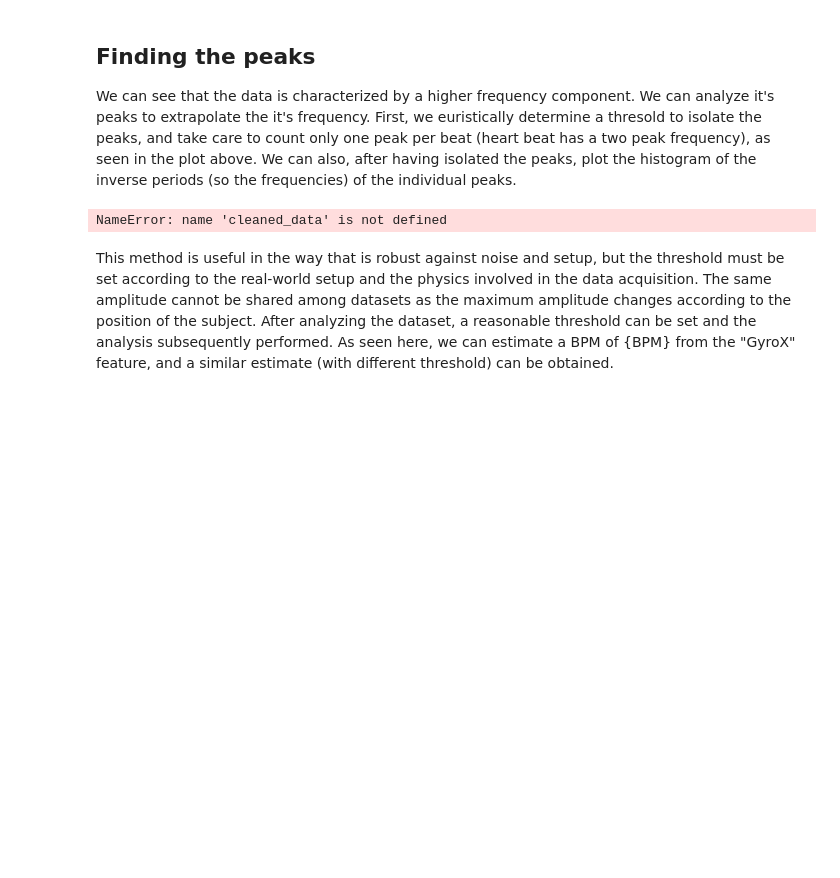
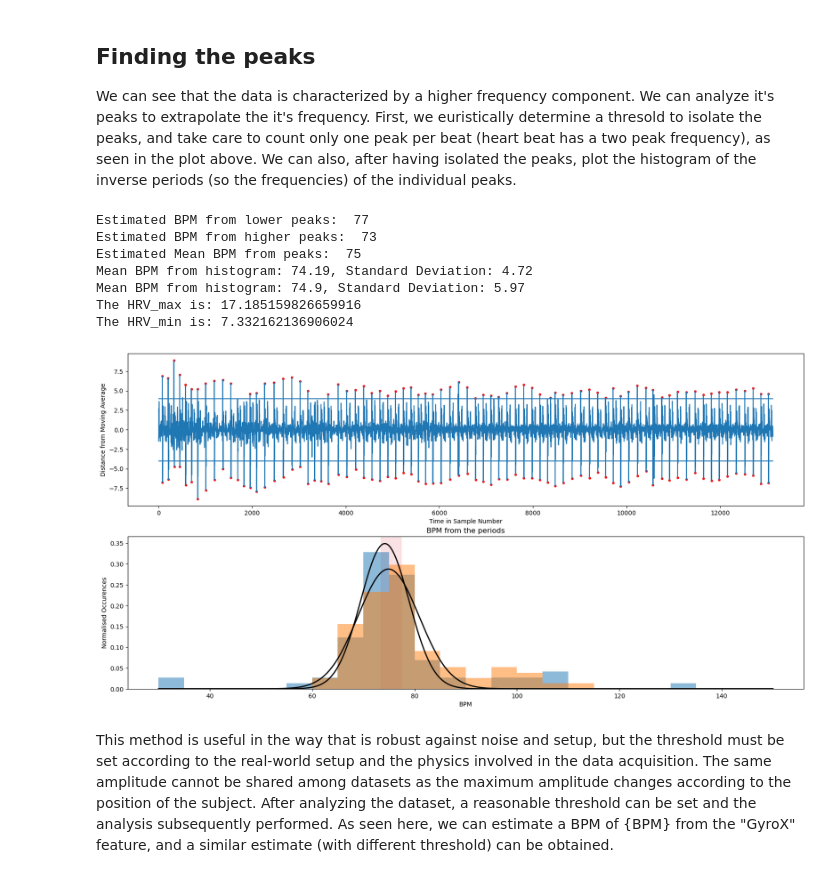
Before and after one commit to paololapo/HeartRateEstimation, a Jupyter notebook: Real_Project.ipynb, the cells around one changed output. Saved outputs shown, nothing was run; the diff lists cells and outputs as text; code cells hidden in the pictures; blank space fills up the shorter version.

```diff
--- a/Real_Project.ipynb
+++ b/Real_Project.ipynb
@@ -34,0 +42,30 @@ import matplotlib.mlab as mlab
+# %%
+def calibrate(data):
+	offset_gyro = np.array([-2.242224, 2.963463, -0.718397])
+	calibration_acc = np.array([[1.000966,     -0.002326418,-0.0006995499],
+								[-0.002326379,  0.9787045,  -0.001540918],
+								[-0.0006995811,-0.001540928, 1.00403]])
+	offset_acc = np.array([-3.929942, -13.74679, 60.67546])
+	calibration_magn = np.array([[0.9192851, -0.02325168, 0.003480837],
+								[-0.02325175, 0.914876, 0.004257396],
+								[0.003481006, 0.004257583, 0.8748001]])
+	offset_magn = np.array([-95.67974, -244.9142, 17.71132])
+	if filenames[chosen_file] != "../Data/center_sternum.txt":
+		offset_gyro = np.array([-2.804399, 1.793105, 0.3411708])
+		calibration_acc = np.array([[1.002982,    9.415505E-05, 0.004346743],
+									[9.04459E-05, 1.002731,    -0.001444198],
+									[0.004346536,-0.001444751,  1.030587]])
+		offset_acc = np.array([3.602701, -20.96658, 54.97186])
+		calibration_magn = np.array([[1.013437,    -0.04728858,  -0.001861475],
+									[-0.04728862,  1.004832,    0.008222118],
+									[-0.001861605, 0.008221965, 0.9439077]])
+		offset_magn = np.array([-150.4098, 74.62431, 630.9805])
+	# Apply calibration and offset to respective columns
+	data[['GyroX', 'GyroY', 'GyroZ']] += offset_gyro
+	data[['AccX', 'AccY', 'AccZ']] = np.dot(data[['AccX', 'AccY', 'AccZ']], calibration_acc.T) + offset_acc
+	data[['MagnX', 'MagnY', 'MagnZ']] = np.dot(data[['MagnX', 'MagnY', 'MagnZ']], calibration_magn.T) + offset_magn
+	return data
+# %%
+# Import the file inside "data" Dataframe
+data = pd.read_csv(filenames[chosen_file], sep='\t').reset_index(drop=True)
+data.head()
@@ -34,0 +79,6 @@ import matplotlib.mlab as mlab
+# %%
+data = calibrate(data)
+# %%
+# Cutting the start and the end of the dataset
+cleaned_data = data[cuts[chosen_file][0]: cuts[chosen_file][1]].reset_index(drop=True)
+cleaned_data.tail()
@@ -68,9 +420,16 @@ First, we euristically determine a thresold to isolate the peaks, and take care
 We can also, after having isolated the peaks, plot the histogram of the inverse periods (so the frequencies) of the individual peaks.
 # %%
 # Plot the peaks and the hsitogram of the frequency, and calculate the important values (for the main dataset)
-PlotPeak_and_Histogram(cleaned_data["GyroX"],ht=4,lt=-4,plot=True,mean_frequency=mean_frequency);
+PlotPeak_and_Histogram(cleaned_data["GyroX"],ht=4,lt=-4,plot=True,mean_frequency=217);
 # %% [output]
-NameError: name 'cleaned_data' is not defined
+Estimated BPM from lower peaks:  77
+Estimated BPM from higher peaks:  73
+Estimated Mean BPM from peaks:  75
+Mean BPM from histogram: 74.19, Standard Deviation: 4.72
+Mean BPM from histogram: 74.9, Standard Deviation: 5.97
+The HRV_max is: 17.185159826659916
+The HRV_min is: 7.332162136906024
+[figure, added]
 # %% [markdown]
 This method is useful in the way that is robust against noise and setup, but the threshold must be set according to the real-world setup and the physics involved in the data acquisition. The same amplitude cannot be shared among datasets as the maximum amplitude changes according to the position of the subject. After analyzing the dataset, a reasonable threshold can be set and the analysis subsequently performed.
 As seen here, we can estimate a BPM of {BPM} from the "GyroX" feature, and a similar estimate (with different threshold) can be obtained.
```
Also changed, not shown: parts of 39 cells of this notebook, 1 other file.
